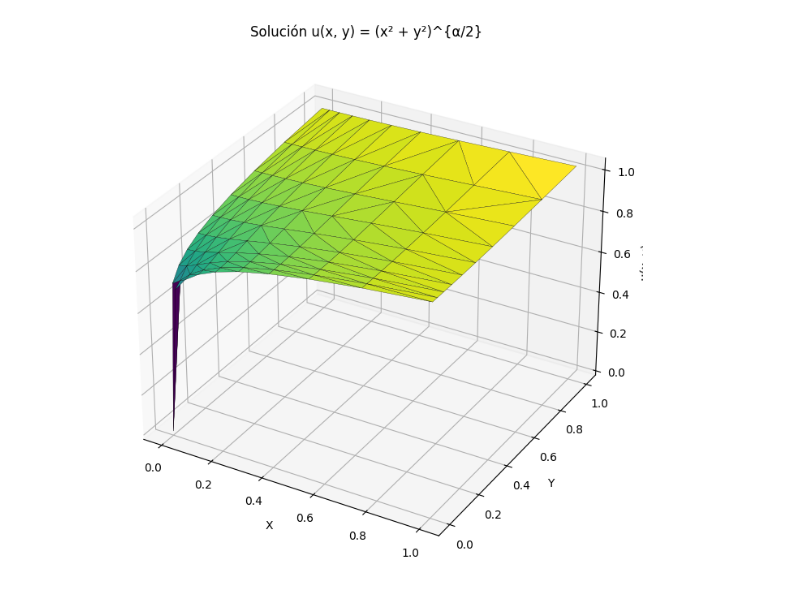
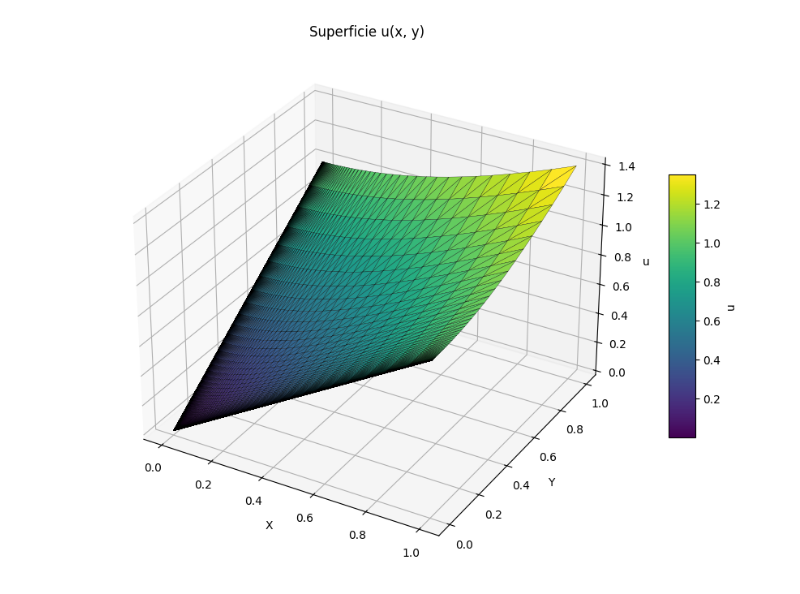
Before and after one commit to LukasWolff2002/TAREA_4_FINITE, a Jupyter notebook: LUKAS/main.ipynb, the cells around one changed output. Drawn from its saved outputs; the diff is of its cells as text; code cells hidden in the pictures.

```diff
--- a/LUKAS/main.ipynb
+++ b/LUKAS/main.ipynb
@@ -23,14 +23,16 @@ def load_mesh_objects(geo_file="geo.geo", msh_file="mesh.msh"):
     mesh = meshio.read(msh_file)
 
     # Crear nodos
-    nodes = [Node(i, x, y) for i, (x, y, _) in enumerate(mesh.points)]
+    nodes = [Node(i+1, x, y) for i, (x, y, _) in enumerate(mesh.points)]
 
     # Crear elementos CST
     cst_elements = []
     for cell_block in mesh.cells:
         if cell_block.type == "triangle":
             for i, node_ids in enumerate(cell_block.data):
-                cst_elements.append(CST(i , list(node_ids)))
+                node_ids = [int(id) + 1 for id in node_ids]  # Convertir a índices base 1
+
+                cst_elements.append(CST(i+1 , list(node_ids)))
             break
 
     # Detectar nodos en líneas físicas ("Diritchlet 1" a "Diritchlet 4")
@@ -59,7 +61,8 @@ def plot_mesh(nodes, elements, show_node_ids=False, show_elem_ids=False):
     y = np.array([node.y for node in nodes])
 
     # Convertir elementos CST a array de conectividades
-    triangles = np.array([elem.node_ids for elem in elements])
+    triangles = np.array([[nid - 1 for nid in elem.node_ids] for elem in elements])
+
 
     fig, ax = plt.subplots(figsize=(8, 8))
     ax.set_aspect('equal')
@@ -73,7 +76,8 @@ def plot_mesh(nodes, elements, show_node_ids=False, show_elem_ids=False):
 
     if show_elem_ids:
         for elem in elements:
-            coords = np.array([[nodes[j].x, nodes[j].y] for j in elem.node_ids])
+            coords = np.array([[nodes[j - 1].x, nodes[j - 1].y] for j in elem.node_ids])
+
             centroid = coords.mean(axis=0)
             ax.text(*centroid, str(elem.id), color='red', fontsize=8, ha='center')
 
@@ -104,42 +108,45 @@ Info    : Done writing 'mesh.msh'
 # %%
 #Ahora debo calcular la solucion u
-
-alpha = 0.1
+alpha = 1
 
 for node in nodes:
     node.solve_u(alpha)
 # %%
 from mpl_toolkits.mplot3d import Axes3D
 import matplotlib.pyplot as plt
 import numpy as np
+from matplotlib.tri import Triangulation
 
-def plot_u_surface(nodes):
+def plot_u_surface_from_elements(nodes, elements, use_attr="u"):
     """
-    Grafica la superficie u(x, y) usando nodos con atributo u.
+    Grafica una superficie 3D de u(x,y) usando la conectividad real de los elementos CST (base 1).
     """
+    # Coordenadas de nodos
+    x = np.array([node.x for node in nodes])
+    y = np.array([node.y for node in nodes])
+    z = np.array([getattr(node, use_attr) for node in nodes])  # puede ser node.u o node.u_fem
+
+    # ⚠️ Convertir de base 1 → base 0
+    triangles = np.array([[nid - 1 for nid in elem.node_ids] for elem in elements])
+
     fig = plt.figure(figsize=(10, 7))
     ax = fig.add_subplot(111, projection='3d')
 
-    # Extraer coordenadas y valores de u
-    x = np.array([node.x for node in nodes])
-    y = np.array([node.y for node in nodes])
-    z = np.array([node.u for node in nodes])
-
-    ax.plot_trisurf(x, y, z, cmap='viridis', edgecolor='k', linewidth=0.2)
+    tri = Triangulation(x, y, triangles)
+    surf = ax.plot_trisurf(tri, z, cmap='viridis', edgecolor='k', linewidth=0.2)
 
     ax.set_xlabel("X")
     ax.set_ylabel("Y")
-    ax.set_zlabel("u(x, y)")
-    ax.set_title("Solución u(x, y) = (x² + y²)^{α/2}")
+    ax.set_zlabel(use_attr)
+    ax.set_title(f"Superficie {use_attr}(x, y)")
 
+    fig.colorbar(surf, ax=ax, shrink=0.5, aspect=10, label=use_attr)
     plt.tight_layout()
     plt.show()
 
-
-# Graficar superficie
-plot_u_surface(nodes)
+plot_u_surface_from_elements(nodes, elements, use_attr="u")       # solución exacta
 # %% [output]
-[figure, old version]
+[figure, new version]
 # %%
 #Bien, ahora es nesesario ensamblar la stifnes matrix de cada elemento CST
 from solve import Solve
```
Also changed, not shown: parts of 5 cells of this notebook, 4 other files.
